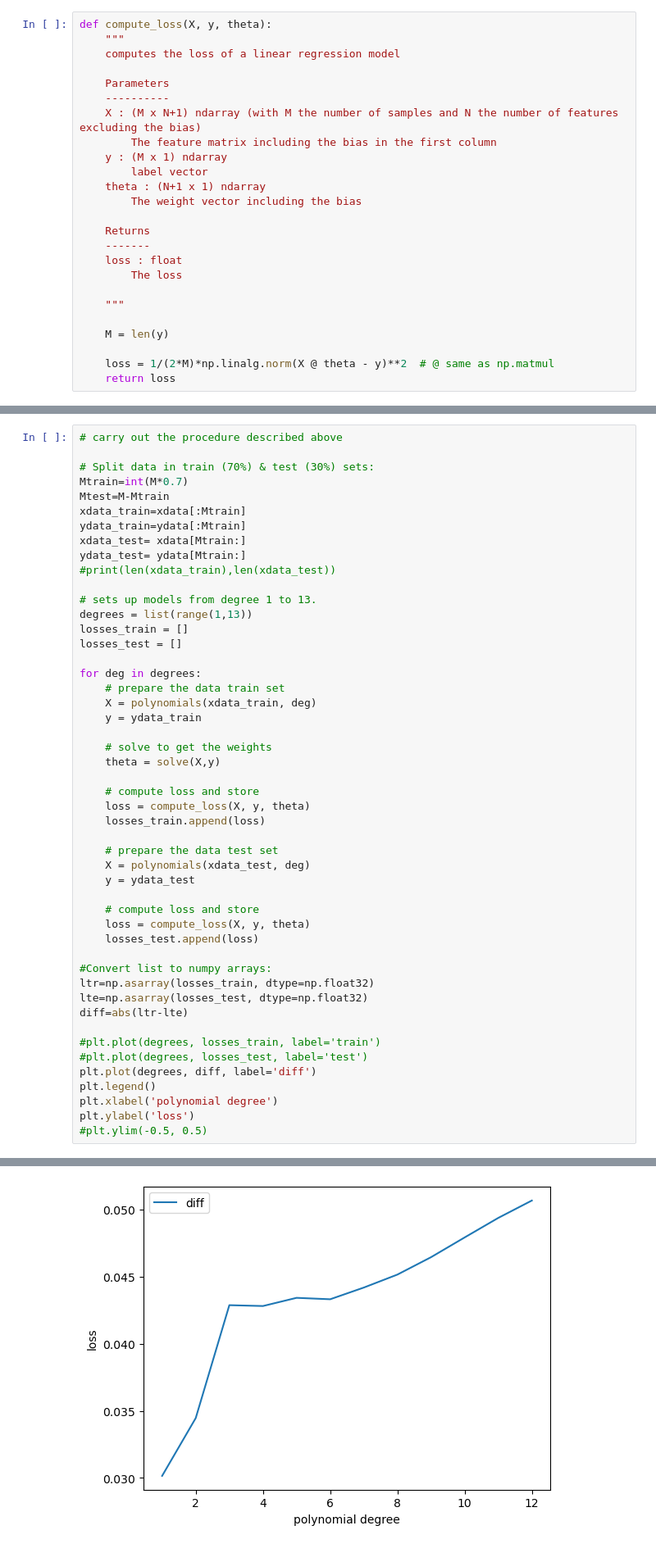
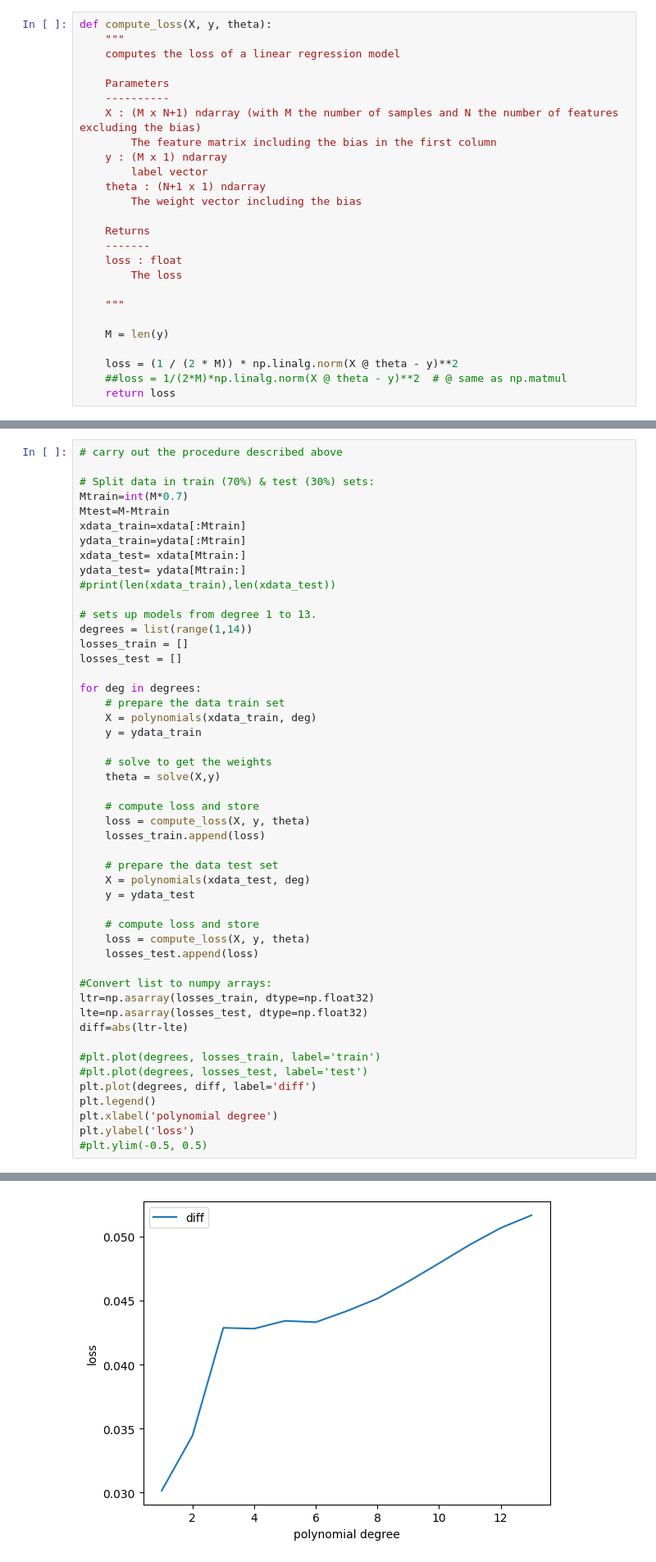
Before and after one commit to mard4/machine-learning, a Jupyter notebook: 1. Linear_Regression/linear_regression_2025_annarelli.ipynb, the cells around one changed output, grey strips where cells are left out. Shown at 82% size. Drawn from its saved outputs; the diff is of its cells as text.

```diff
--- a/1. Linear_Regression/linear_regression_2025_annarelli.ipynb
+++ b/1. Linear_Regression/linear_regression_2025_annarelli.ipynb
@@ -182,7 +182,8 @@ def compute_loss(X, y, theta):
 
     M = len(y)
 
-    loss = 1/(2*M)*np.linalg.norm(X @ theta - y)**2  # @ same as np.matmul
+    loss = (1 / (2 * M)) * np.linalg.norm(X @ theta - y)**2
+    ##loss = 1/(2*M)*np.linalg.norm(X @ theta - y)**2  # @ same as np.matmul
     return loss
 # %%
 # test the function with some value for theta
@@ -505,7 +506,7 @@ ydata_test= ydata[Mtrain:]
 #print(len(xdata_train),len(xdata_test))
 
 # sets up models from degree 1 to 13.
-degrees = list(range(1,13))
+degrees = list(range(1,14))
 losses_train = []
 losses_test = []
 
@@ -516,34 +517,34 @@ for deg in degrees:
 
     # solve to get the weights
     theta = solve(X,y)
 
     # compute loss and store
     loss = compute_loss(X, y, theta)
     losses_train.append(loss)
 
     # prepare the data test set
     X = polynomials(xdata_test, deg)
     y = ydata_test
 
     # compute loss and store
     loss = compute_loss(X, y, theta)
     losses_test.append(loss)
 
 #Convert list to numpy arrays:
 ltr=np.asarray(losses_train, dtype=np.float32)
 lte=np.asarray(losses_test, dtype=np.float32)
 diff=abs(ltr-lte)
 
 #plt.plot(degrees, losses_train, label='train')
 #plt.plot(degrees, losses_test, label='test')
 plt.plot(degrees, diff, label='diff')
 plt.legend()
 plt.xlabel('polynomial degree')
 plt.ylabel('loss')
 #plt.ylim(-0.5, 0.5)
 # %% [output]
 Text(0, 0.5, 'loss')
-[figure, old version]
+[figure, new version]
 # %% [markdown]
 ## Regularisation
 The problem with the higher order polynomials in the example above can be reduced by using regularisation. The weights can be computed directly using (reader eq. 2.25):
```
Also changed, not shown: parts of 9 cells of this notebook, 2 other files.
